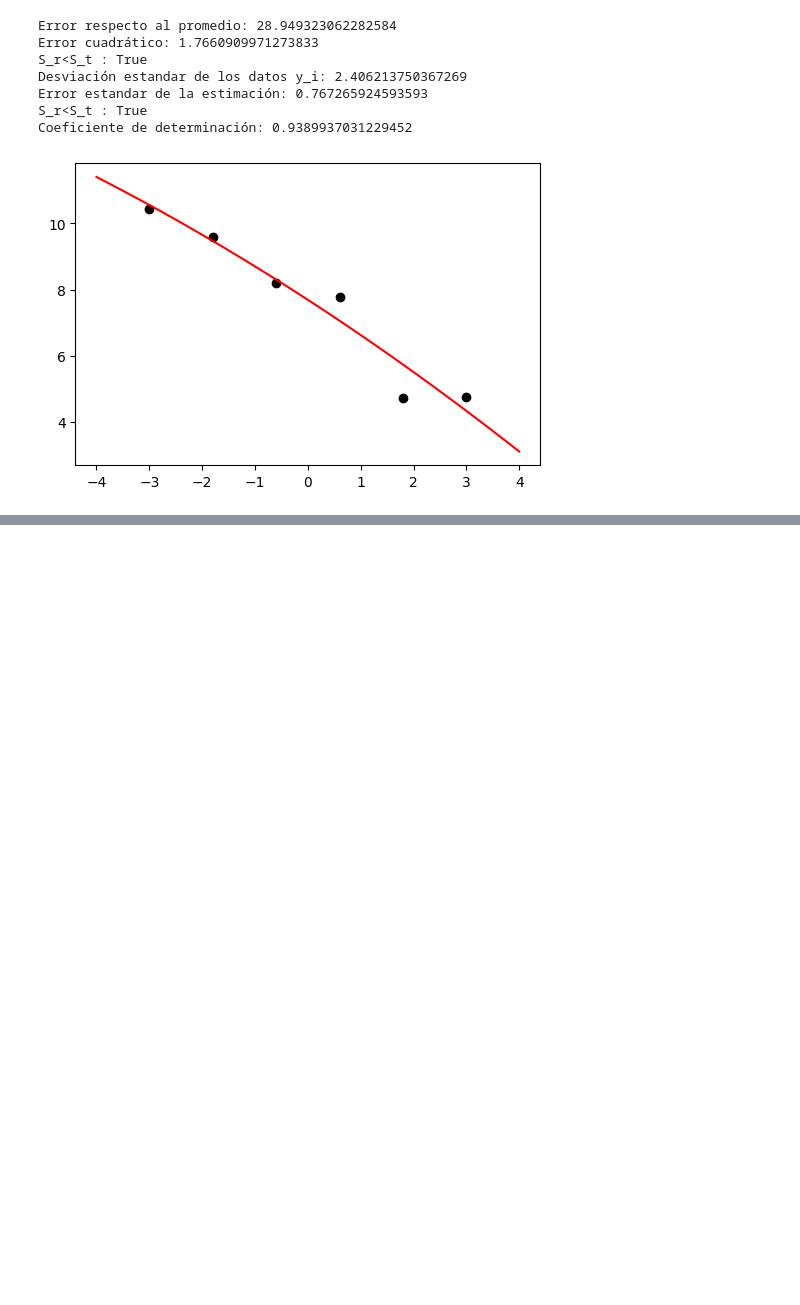
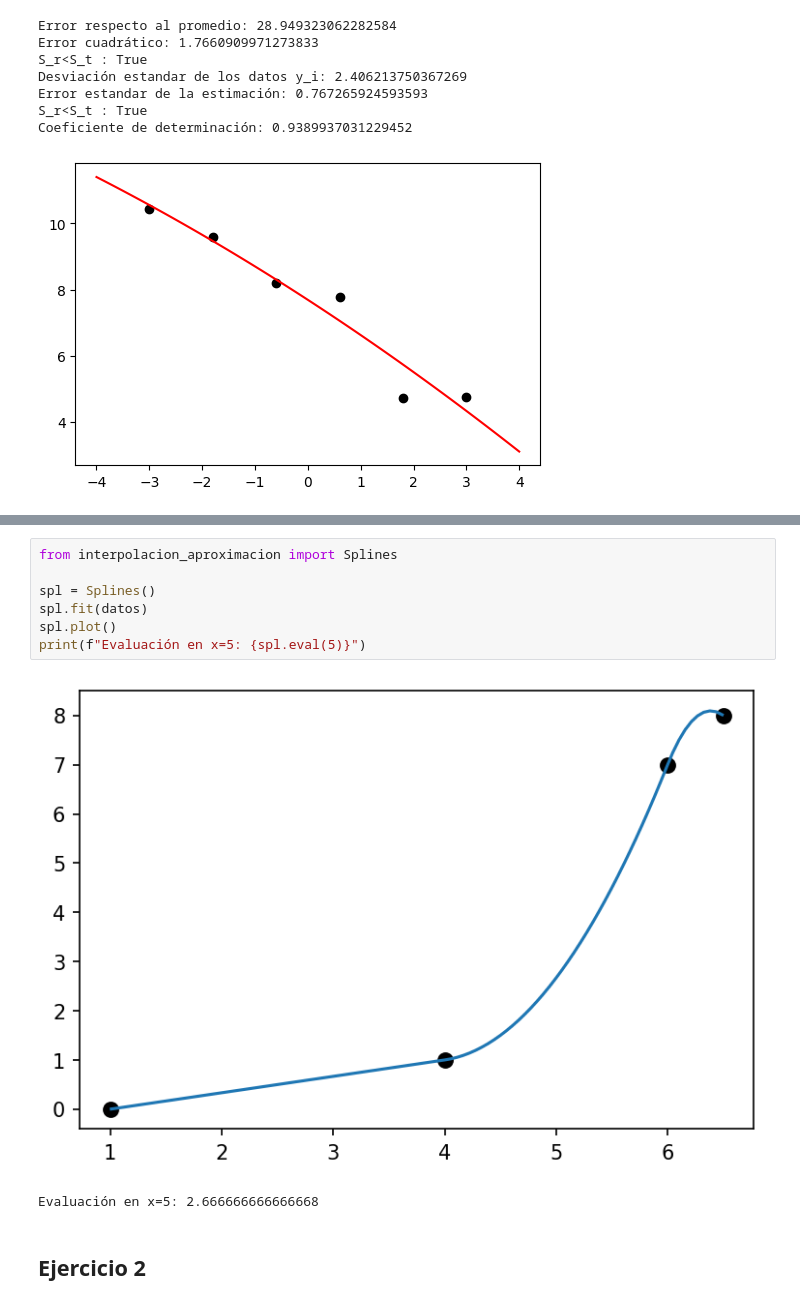
Before and after one commit to gmauricio-toledo/UNISON-teaching, a Jupyter notebook: regresion-lineal.ipynb, the cells around one changed output, grey strips where cells are left out. Cells and saved outputs as stored; diff of their text form; blank space fills up the shorter version.

```diff
--- a/regresion-lineal.ipynb
+++ b/regresion-lineal.ipynb
@@ -273,0 +334,12 @@ Coeficiente de determinación: 0.9389937031229452
+# %%
+from interpolacion_aproximacion import Splines
+
+spl = Splines()
+spl.fit(datos)
+spl.plot()
+print(f"Evaluación en x=5: {spl.eval(5)}")
+# %% [output]
+[figure, added]
+Evaluación en x=5: 2.666666666666668
+# %% [markdown]
+## Ejercicio 2
```
Also changed, not shown: parts of 10 cells of this notebook.
